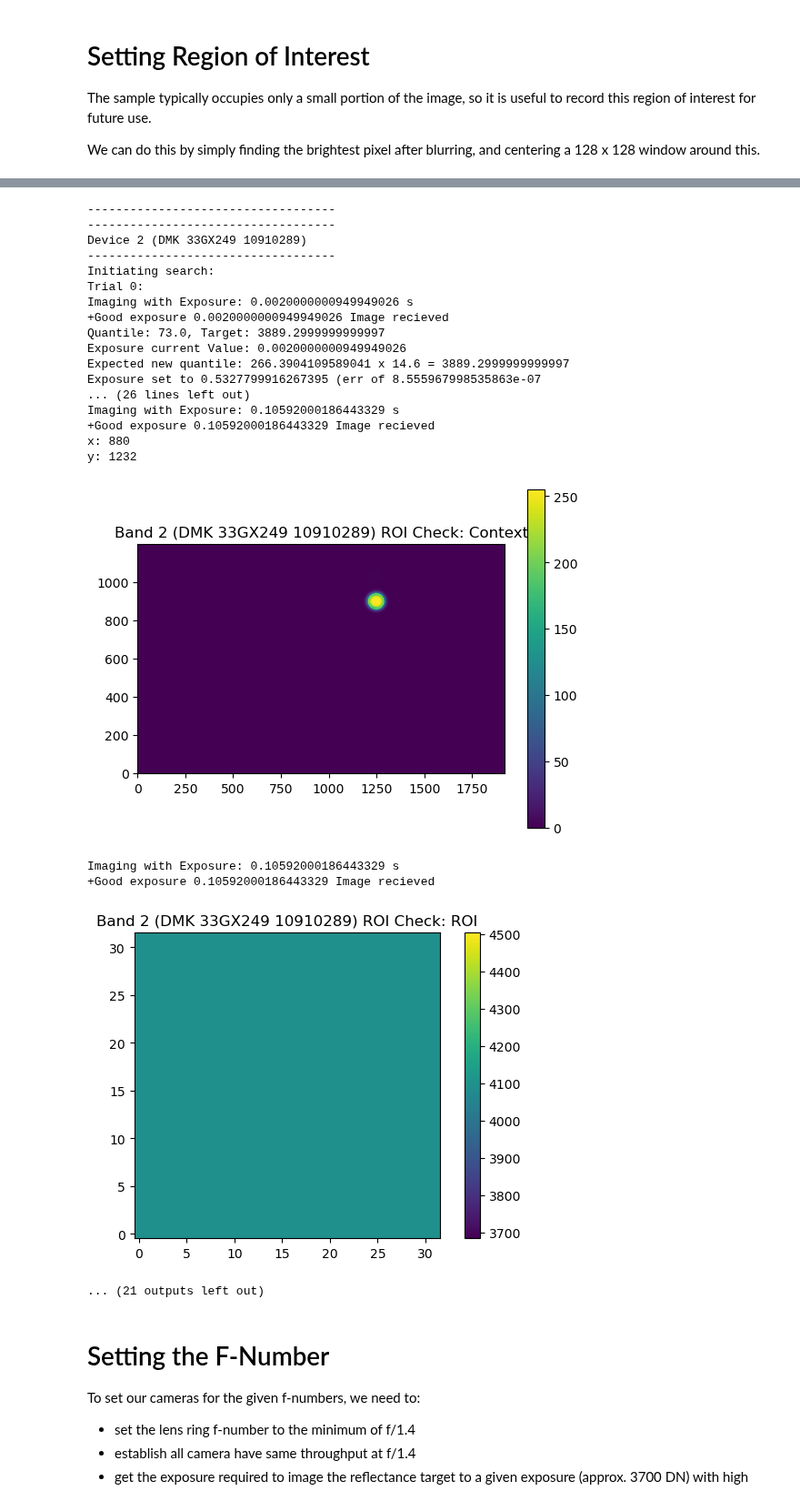
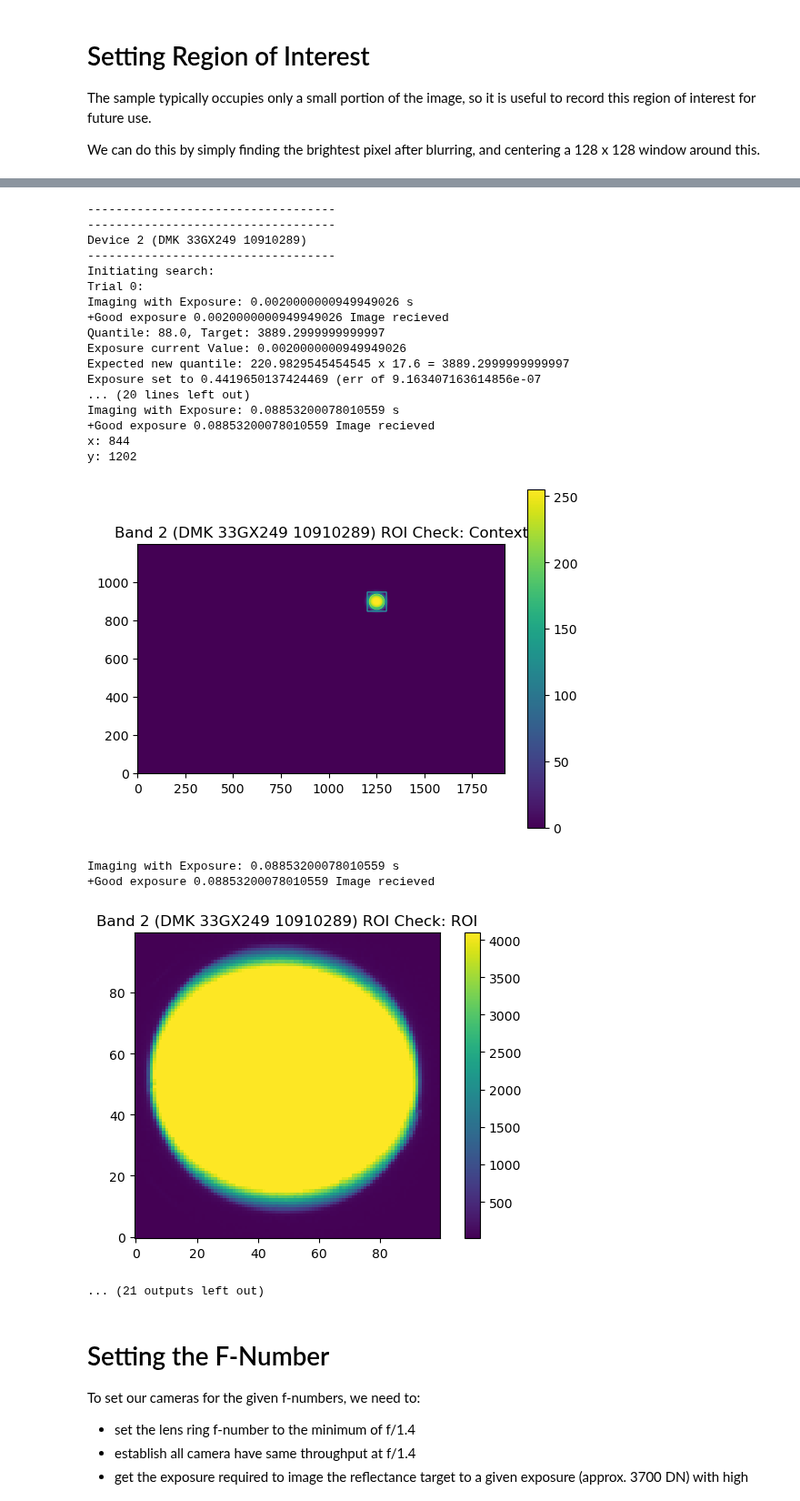
Before and after one commit to rbstabbins/orochi_simulator_control, a Jupyter notebook: notebooks/channel_config.ipynb, the cells around one changed output, grey strips where cells are left out. Shown at 91% size. Drawn from its saved outputs; the diff is of its cells as text; code cells hidden in the pictures.

```diff
--- a/notebooks/channel_config.ipynb
+++ b/notebooks/channel_config.ipynb
@@ -200,7 +200,7 @@ The sample typically occupies only a small portion of the image, so it is useful
 
 We can do this by simply finding the brightest pixel after blurring, and centering a 128 x 128 window around this.
 # %%
-cameras = osc.find_camera_rois(connected_cameras, roi_size=32)
+cameras = osc.find_camera_rois(connected_cameras, roi_size=100)
 # %% [output]
 -----------------------------------
 Device 0 (DMK 33GX249 10910288)
@@ -247,24 +247,24 @@ Imaging with Exposure: 0.015971999615430832 s
 -----------------------------------
 -----------------------------------
 Device 2 (DMK 33GX249 10910289)
 -----------------------------------
 Initiating search:
 Trial 0:
 Imaging with Exposure: 0.0020000000949949026 s
 +Good exposure 0.0020000000949949026 Image recieved
-Quantile: 73.0, Target: 3889.2999999999997
+Quantile: 88.0, Target: 3889.2999999999997
 Exposure current Value: 0.0020000000949949026
-Expected new quantile: 266.3904109589041 x 14.6 = 3889.2999999999997
-Exposure set to 0.5327799916267395 (err of 8.555967998535863e-07
-... (26 lines left out)
-Imaging with Exposure: 0.10592000186443329 s
-+Good exposure 0.10592000186443329 Image recieved
-x: 880
-y: 1232
+Expected new quantile: 220.9829545454545 x 17.6 = 3889.2999999999997
+Exposure set to 0.4419650137424469 (err of 9.163407163614856e-07
+... (20 lines left out)
+Imaging with Exposure: 0.08853200078010559 s
++Good exposure 0.08853200078010559 Image recieved
+x: 844
+y: 1202
 [figure]
-Imaging with Exposure: 0.10592000186443329 s
-+Good exposure 0.10592000186443329 Image recieved
+Imaging with Exposure: 0.08853200078010559 s
++Good exposure 0.08853200078010559 Image recieved
-[figure, old version]
+[figure, new version]
 ... (21 outputs left out)
 # %% [markdown]
 # Setting the F-Number
```
Also changed, not shown: parts of 1 cell of this notebook, 11 other files.
